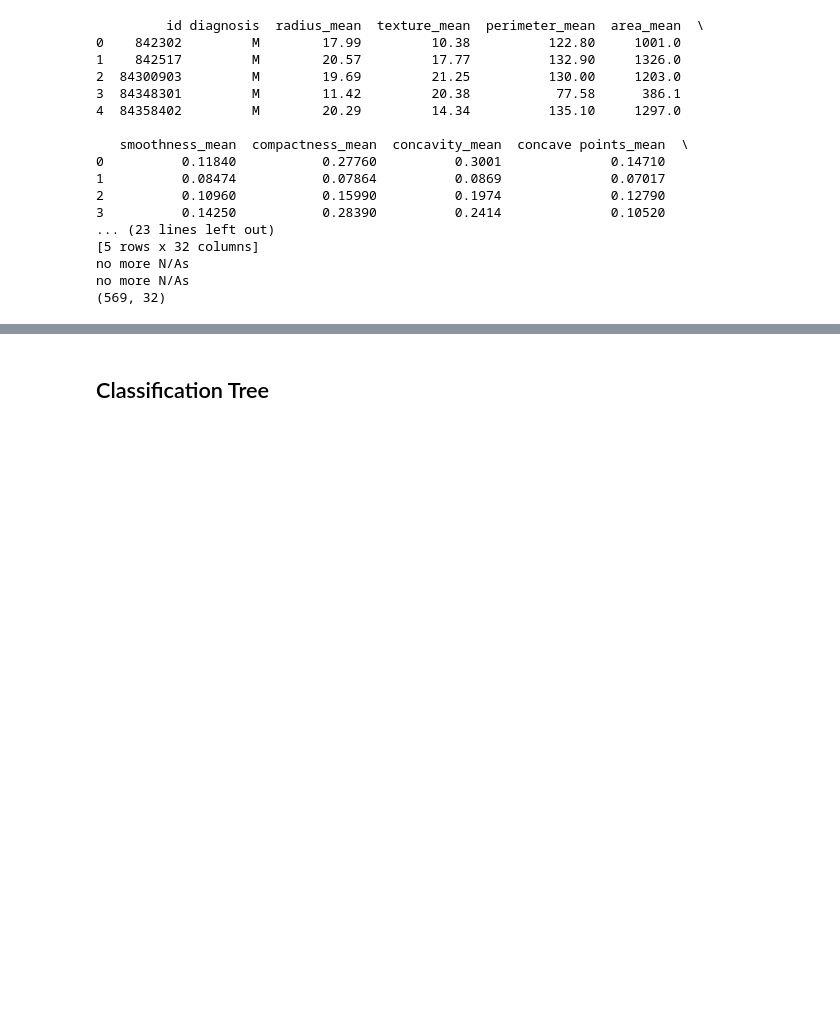
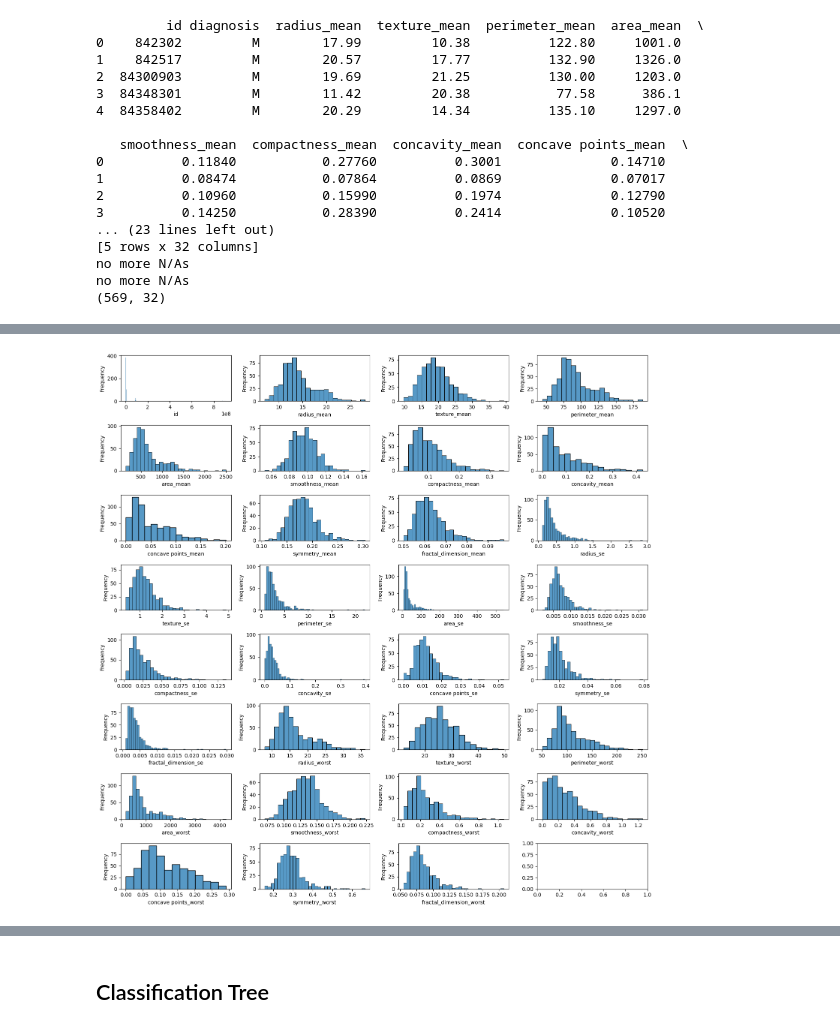
Before and after one commit to alandaz/Springrepo, a Jupyter notebook: Project Code.ipynb, the cells around one changed output, grey strips where cells are left out. Saved outputs shown, nothing was run; the diff lists cells and outputs as text; code cells hidden in the pictures; blank space fills up the shorter version.

```diff
--- a/Project Code.ipynb
+++ b/Project Code.ipynb
@@ -71,0 +84,21 @@ X_train, X_test, y_train, y_test = train_test_split(X, y, test_size = 0.2, rando
+# %%
+num_predictors = len(X.columns)
+num_cols = 4
+num_rows = math.ceil(num_predictors / num_cols)
+# %%
+fig, axes = plt.subplots(nrows=num_rows, ncols=num_cols, figsize=(15, 15))
+# Flatten the axes array
+axes = axes.flatten()
+
+for i, var in enumerate(X.columns):
+    ax = axes[i]
+    sns.histplot(x=X[var], ax=ax)
+    ax.set(xlabel=var, ylabel='Frequency')
+
+# Adjust the layout
+plt.tight_layout()
+
+# Display the plot
+plt.show()
+# %% [output]
+[figure, added]
```
Also changed, not shown: parts of 7 cells of this notebook.
